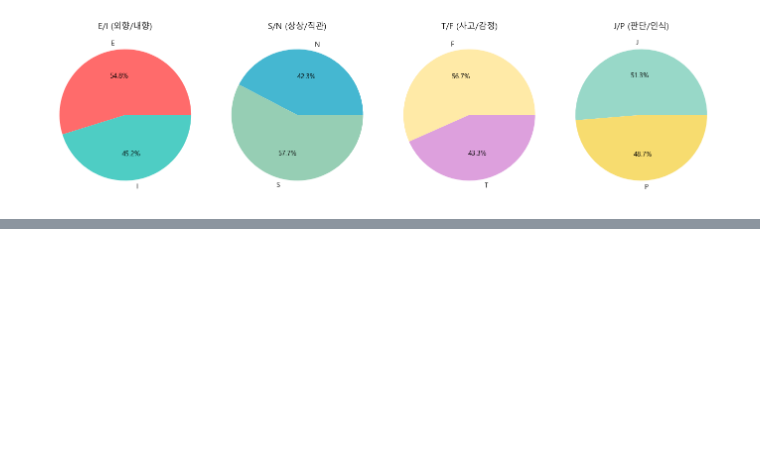
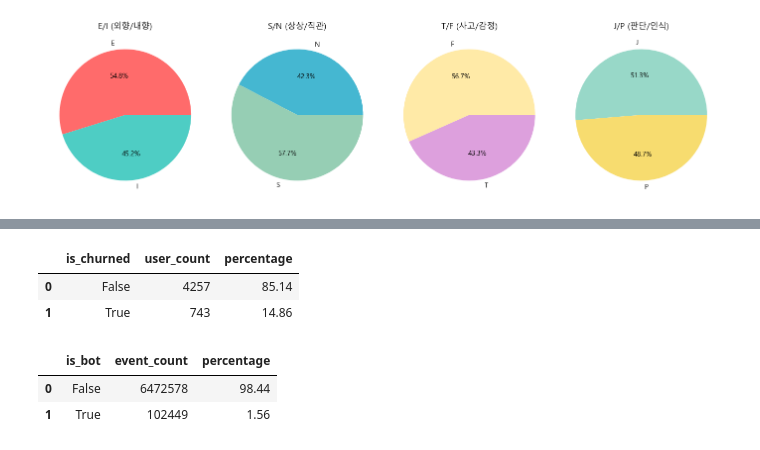
Before and after one commit to junhyunging/mbti-ecommerce-analysis, a Jupyter notebook: notebook/01_basic_eda.ipynb, the cells around one changed output, grey strips where cells are left out. Saved outputs shown, nothing was run; the diff lists cells and outputs as text; code cells hidden in the pictures; blank space fills up the shorter version.

```diff
--- a/notebook/01_basic_eda.ipynb
+++ b/notebook/01_basic_eda.ipynb
@@ -273,0 +270,36 @@ plt.show()
+# %%
+# 이탈 고객 현황
+
+query = f"""
+SELECT
+    is_churned,
+    COUNT(*) as user_count,
+    ROUND(COUNT(*) * 100.0 / SUM(COUNT(*)) OVER(), 2) as percentage
+FROM `{PROJECT_ID}.{DATASET}.users`
+GROUP BY is_churned
+"""
+
+df_churn = client.query(query).to_dataframe()
+df_churn
+# %% [output]
+|  | is_churned | user_count | percentage |
+| 0 | False | 4257 | 85.14 |
+| 1 | True | 743 | 14.86 |
+# %%
+# 봇 트래픽 현황
+
+query = f"""
+SELECT
+    is_bot,
+    COUNT(*) as event_count,
+    ROUND(COUNT(*) * 100.0 / SUM(COUNT(*)) OVER(), 2) as percentage
+FROM `{PROJECT_ID}.{DATASET}.events`
+GROUP BY is_bot
+"""
+
+df_bot = client.query(query).to_dataframe()
+df_bot
+# %% [output]
+|  | is_bot | event_count | percentage |
+| 0 | False | 6472578 | 98.44 |
+| 1 | True | 102449 | 1.56 |
```
Also changed, not shown: parts of 8 cells of this notebook, 4 other files.
